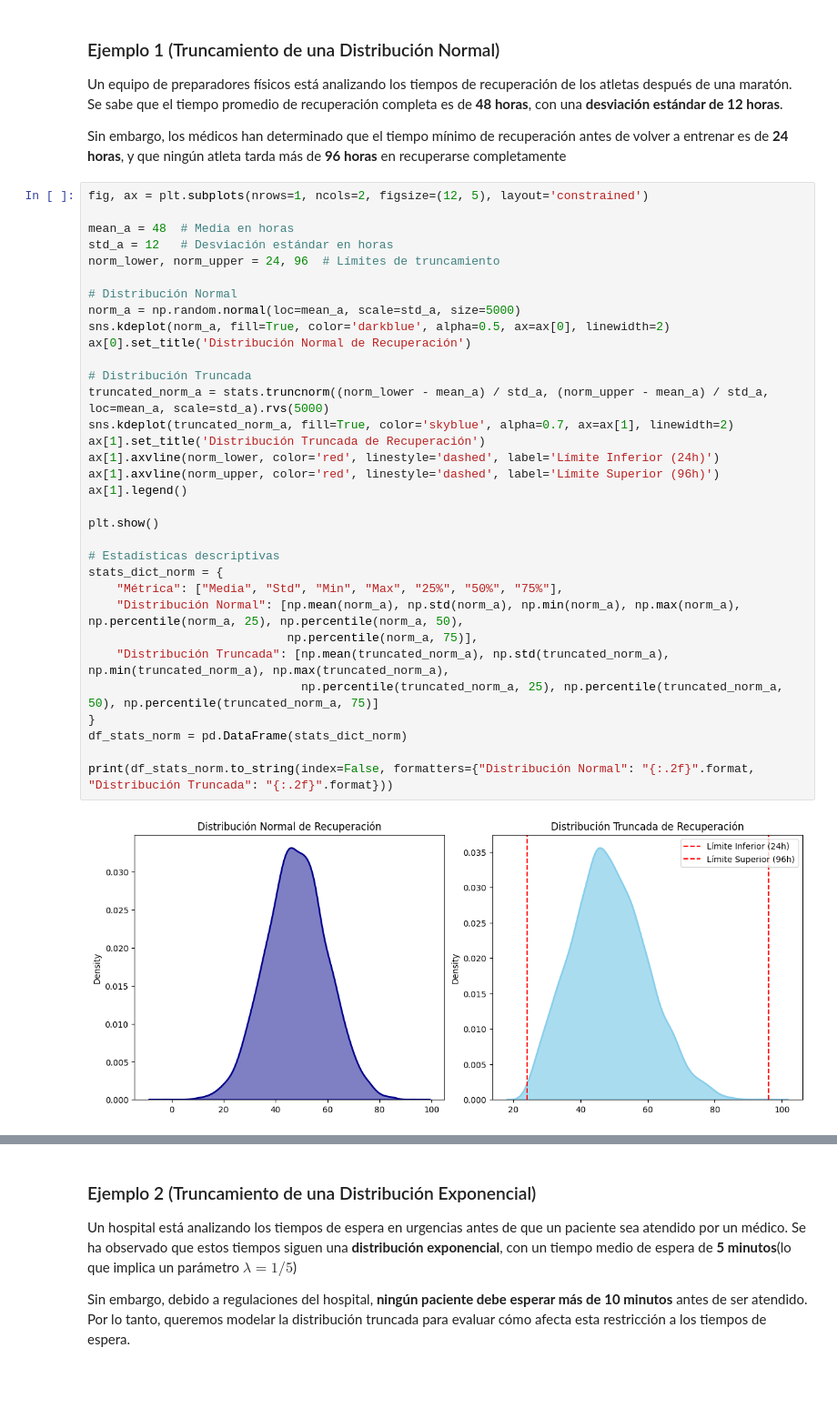
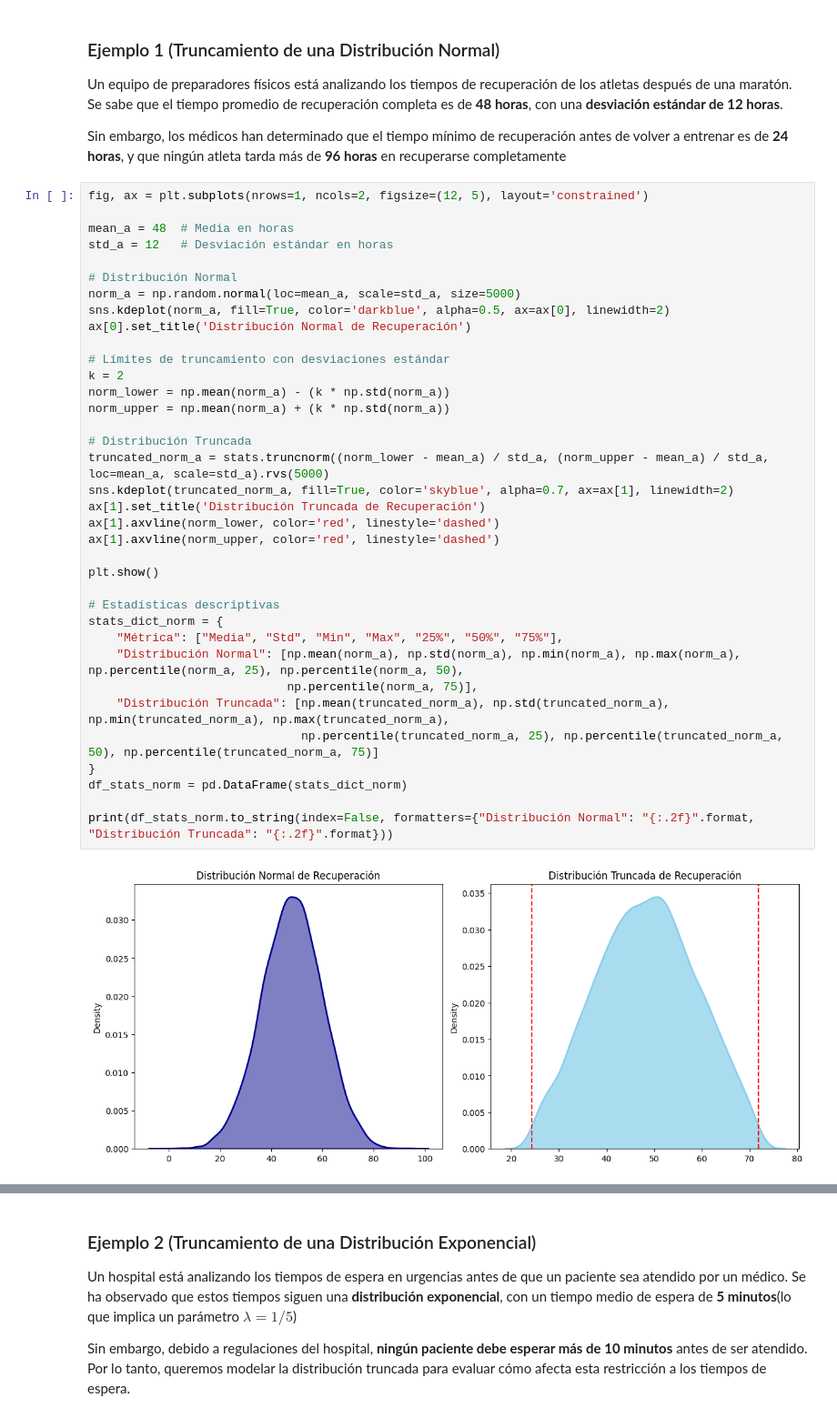
Before and after one commit to Tomaslopera/Truncamiento, a Jupyter notebook: Truncamiento.ipynb, the cells around one changed output, grey strips where cells are left out. Shown: that part at 91% size. Saved outputs shown, nothing was run; the diff lists cells and outputs as text; blank space fills up the shorter version.

Commit message:
Limites con Percentiles y Desviacion Estandar

```diff
--- a/Truncamiento.ipynb
+++ b/Truncamiento.ipynb
@@ -79,36 +99,39 @@ Sin embargo, los médicos han determinado que el tiempo mínimo de recuperación
 # %%
 fig, ax = plt.subplots(nrows=1, ncols=2, figsize=(12, 5), layout='constrained')
 
 mean_a = 48  # Media en horas
 std_a = 12   # Desviación estándar en horas
-norm_lower, norm_upper = 24, 96  # Límites de truncamiento
 
 # Distribución Normal
 norm_a = np.random.normal(loc=mean_a, scale=std_a, size=5000)
 sns.kdeplot(norm_a, fill=True, color='darkblue', alpha=0.5, ax=ax[0], linewidth=2)
 ax[0].set_title('Distribución Normal de Recuperación')
 
+# Límites de truncamiento con desviaciones estándar
+k = 2
+norm_lower = np.mean(norm_a) - (k * np.std(norm_a))
+norm_upper = np.mean(norm_a) + (k * np.std(norm_a))
+
 # Distribución Truncada
 truncated_norm_a = stats.truncnorm((norm_lower - mean_a) / std_a, (norm_upper - mean_a) / std_a, loc=mean_a, scale=std_a).rvs(5000)
 sns.kdeplot(truncated_norm_a, fill=True, color='skyblue', alpha=0.7, ax=ax[1], linewidth=2)
 ax[1].set_title('Distribución Truncada de Recuperación')
-ax[1].axvline(norm_lower, color='red', linestyle='dashed', label='Límite Inferior (24h)')
-ax[1].axvline(norm_upper, color='red', linestyle='dashed', label='Límite Superior (96h)')
-ax[1].legend()
+ax[1].axvline(norm_lower, color='red', linestyle='dashed')
+ax[1].axvline(norm_upper, color='red', linestyle='dashed')
 
 plt.show()
 
 # Estadísticas descriptivas
 stats_dict_norm = {
     "Métrica": ["Media", "Std", "Min", "Max", "25%", "50%", "75%"],
     "Distribución Normal": [np.mean(norm_a), np.std(norm_a), np.min(norm_a), np.max(norm_a), np.percentile(norm_a, 25), np.percentile(norm_a, 50),
                             np.percentile(norm_a, 75)],
     "Distribución Truncada": [np.mean(truncated_norm_a), np.std(truncated_norm_a), np.min(truncated_norm_a), np.max(truncated_norm_a),
                               np.percentile(truncated_norm_a, 25), np.percentile(truncated_norm_a, 50), np.percentile(truncated_norm_a, 75)]
 }
 df_stats_norm = pd.DataFrame(stats_dict_norm)
 
 print(df_stats_norm.to_string(index=False, formatters={"Distribución Normal": "{:.2f}".format, "Distribución Truncada": "{:.2f}".format}))
 # %% [output]
-[figure, old version]
+[figure, new version]
 Métrica Distribución Normal Distribución Truncada
```
Also changed, not shown: parts of 3 cells of this notebook.
